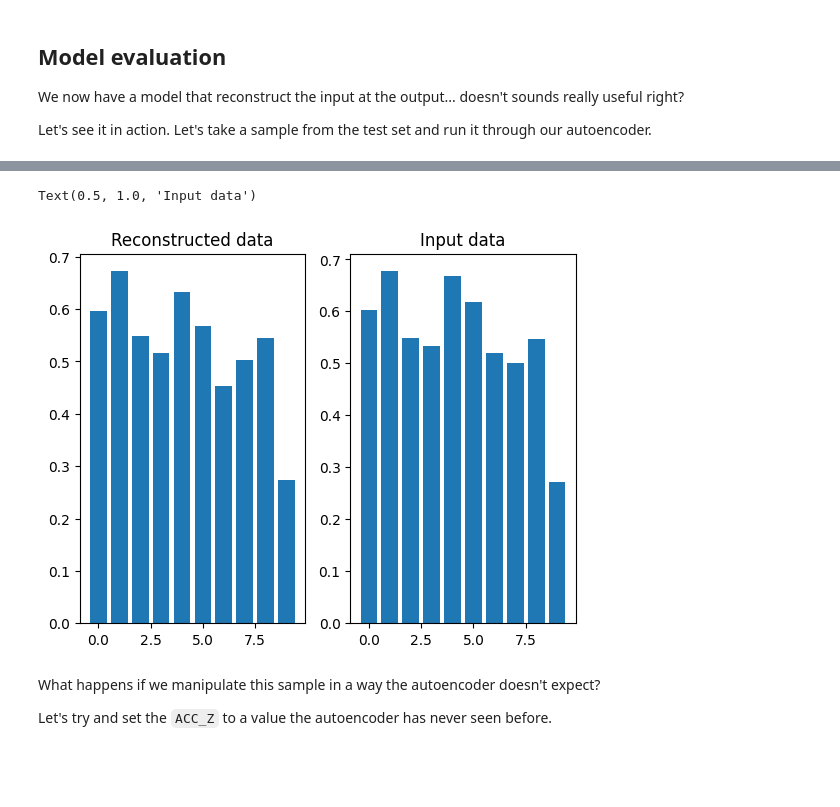
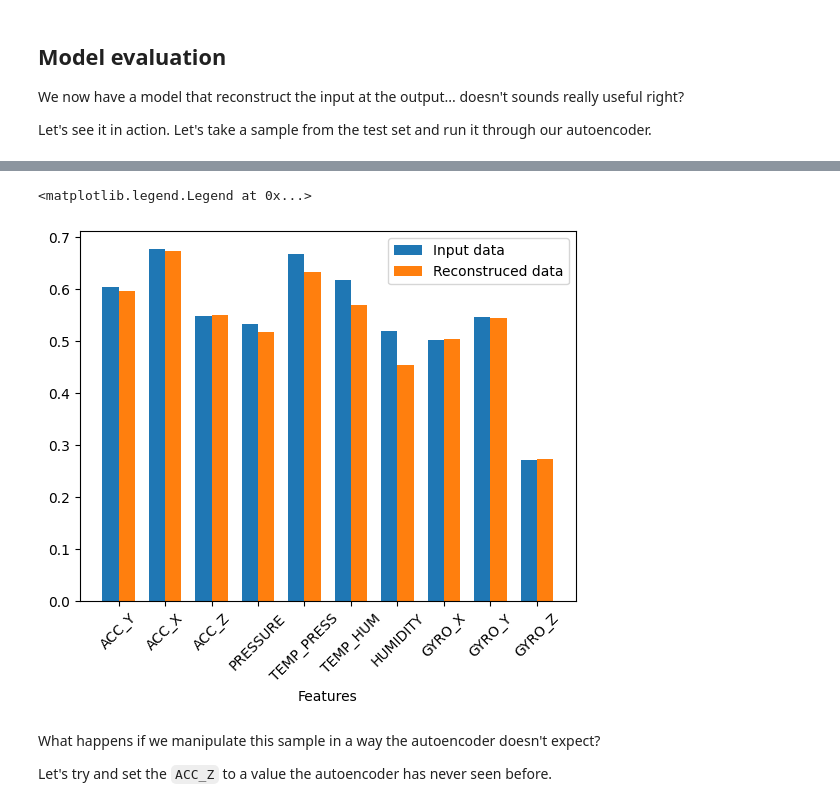
Before and after one commit to mattdibi/eclipsecon-edgeAI-talk, a Jupyter notebook: notebook/AD-EdgeAI.ipynb, the cells around one changed output, grey strips where cells are left out. Saved outputs shown, nothing was run; the diff lists cells and outputs as text; code cells hidden in the pictures; blank space fills up the shorter version.

Commit message:
docs: improved graphs

```diff
--- a/notebook/AD-EdgeAI.ipynb
+++ b/notebook/AD-EdgeAI.ipynb
@@ -262,21 +262,24 @@ print(reconstructed_sample)
   0.5198642  0.50135666 0.54716927 0.2718224 ]]
 [[0.59628457 0.672222   0.54944056 0.51685745 0.6323804  0.5684962
   0.45321336 0.5037341  0.54495    0.2738853 ]]
-# %%
-import matplotlib.pyplot as plt
-
-x_axis = range(0, 10)
-
-figure, axis = plt.subplots(1, 2)
-
-axis[0].bar(x_axis, reconstructed_sample[0])
-axis[0].set_title("Reconstructed data")
-
-axis[1].bar(x_axis, input_sample[0])
-axis[1].set_title("Input data")
-# %% [output]
-Text(0.5, 1.0, 'Input data')
-[figure, removed]
+# %%
+import matplotlib.pyplot as plt
+
+index = np.arange(10)
+bar_width = 0.35
+
+figure, ax = plt.subplots()
+
+inbar = ax.bar(index, input_sample[0], bar_width, label="Input data")
+recbar = ax.bar(index+bar_width, reconstructed_sample[0], bar_width, label="Reconstruced data")
+
+ax.set_xlabel('Features')
+ax.set_xticks(index + bar_width / 2)
+ax.set_xticklabels(features, rotation = 45)
+ax.legend()
+# %% [output]
+<matplotlib.legend.Legend at 0x...>
+[figure, added]
 # %% [markdown]
 What happens if we manipulate this sample in a way the autoencoder doesn't expect?
 
```
Also changed, not shown: parts of 5 cells of this notebook.
